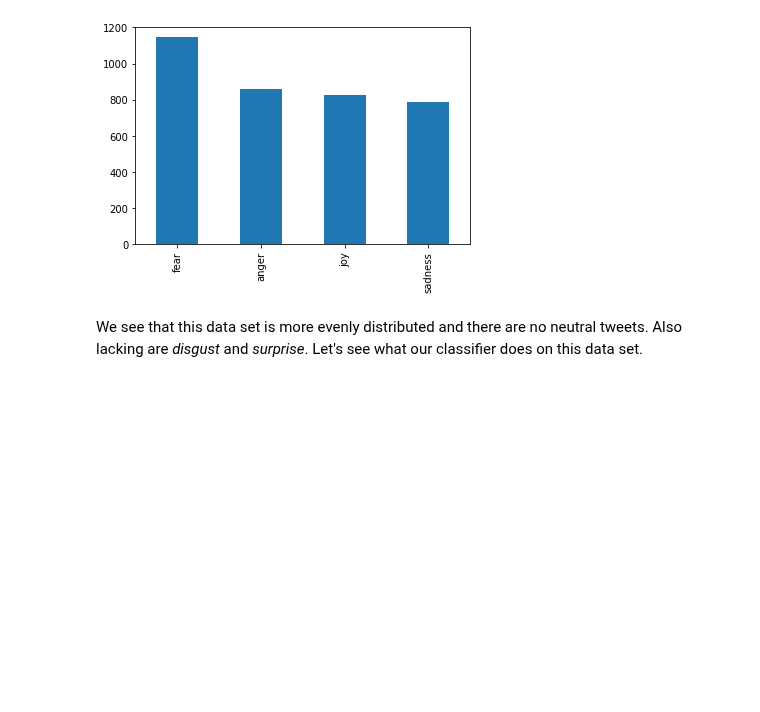
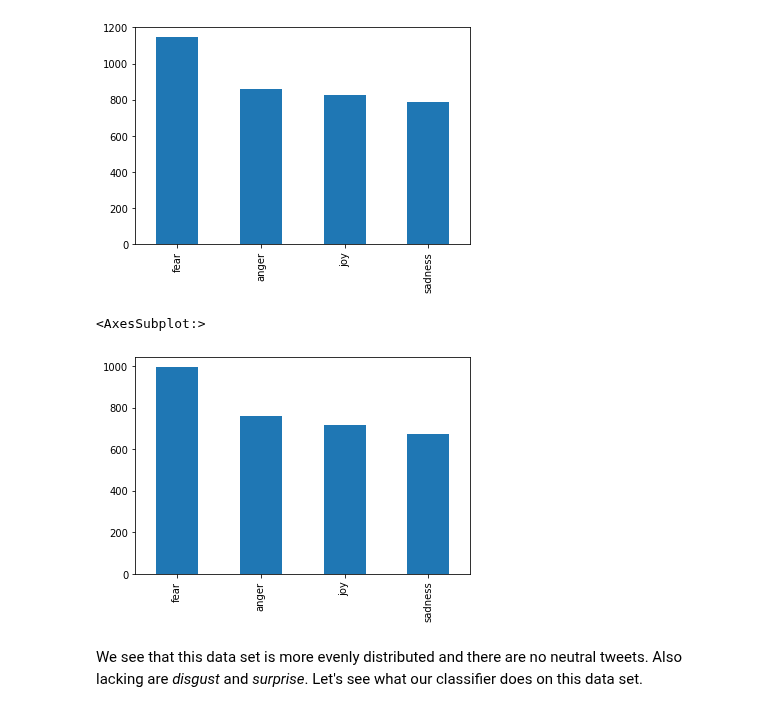
Before and after one commit to cltl/ma-hlt-labs, a Jupyter notebook: lab3.machine_learning/Lab3.7.ml.emotion-detection-on-tweets.ipynb, the cells around one changed output. Saved outputs shown, nothing was run; the diff lists cells and outputs as text; code cells hidden in the pictures; blank space fills up the shorter version.

```diff
--- a/lab3.machine_learning/Lab3.7.ml.emotion-detection-on-tweets.ipynb
+++ b/lab3.machine_learning/Lab3.7.ml.emotion-detection-on-tweets.ipynb
@@ -42,6 +43,14 @@ dftweets.Label.value_counts().sort_values(ascending=False).plot(kind='bar')
 # %% [output]
 <AxesSubplot:>
 [figure]
+# %%
+##### Test data
+filepath = './data/wassa/testing/all.test.tsv'
+dftweets_test = pd.read_csv(filepath, sep='\t')
+dftweets_test.Label.value_counts().sort_values(ascending=False).plot(kind='bar')
+# %% [output]
+<AxesSubplot:>
+[figure, added]
 # %% [markdown]
 We see that this data set is more evenly distributed and there are no neutral tweets. Also lacking are *disgust* and *surprise*. Let's see what our classifier does on this data set.
 # %% [markdown]
```
Also changed, not shown: parts of 41 cells of this notebook, 4 other files.
